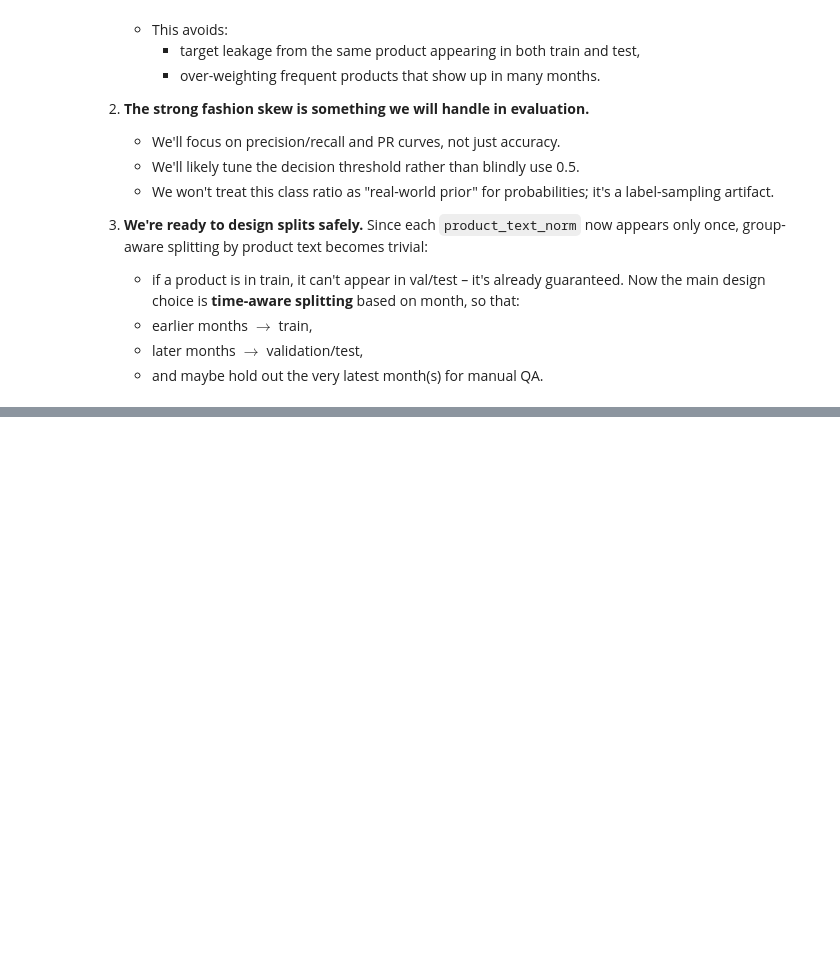
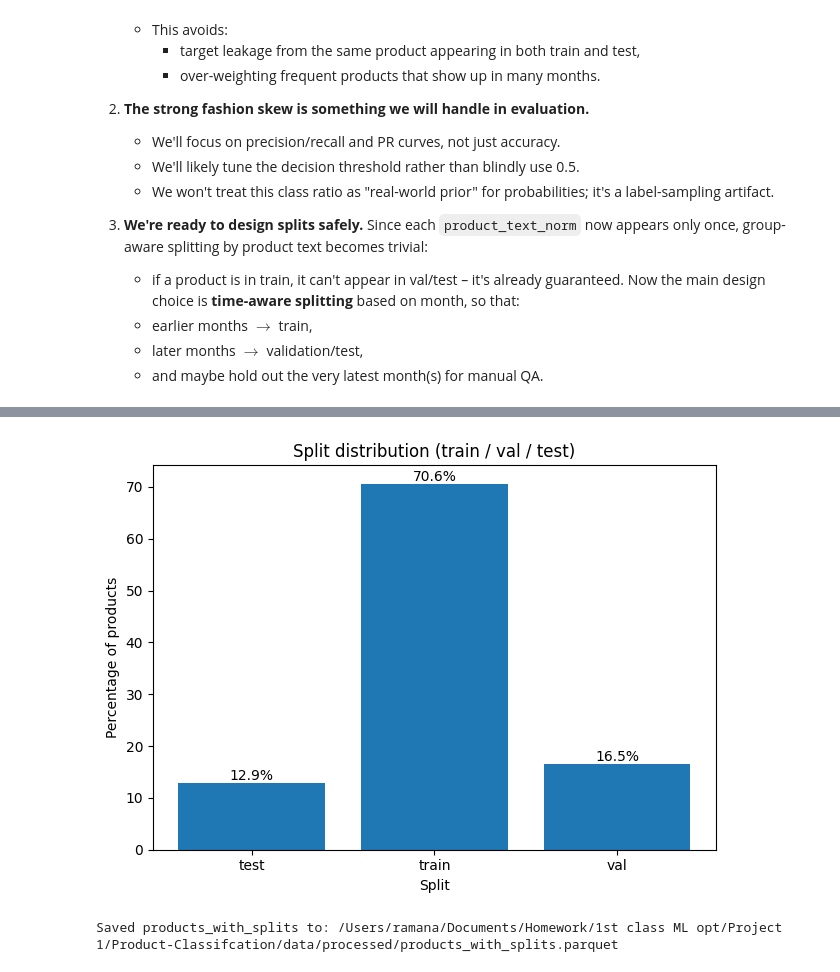
Before and after one commit to rlvramana/Product-Classifcation, a Jupyter notebook: notebooks/03_build_dataset_and_splits.ipynb, the cells around one changed output, grey strips where cells are left out. Drawn from its saved outputs; the diff is of its cells as text; code cells hidden in the pictures; blank space fills up the shorter version.

Commit message:
split the data

```diff
--- a/notebooks/03_build_dataset_and_splits.ipynb
+++ b/notebooks/03_build_dataset_and_splits.ipynb
@@ -174,0 +229,71 @@ label=1: 16602 products (83.99%)
+# %%
+# Define time-aware splits, inspect counts, plot percentages, and save to processed
+
+from config import PROCESSED_DATA_DIR
+import matplotlib.pyplot as plt
+
+# Time-aware split mapping (months -> split)
+split_map = {
+    "export_shopper=MAY-24": "train",
+    "export_shopper=JUN-24": "train",
+    "export_shopper=JUL-24": "train",
+    "export_shopper=AUG-24": "train",
+    "export_shopper=SEP-24": "val",
+    "export_shopper=OCT-24": "val",
+    "export_shopper=NOV-24": "test",
+    "export_shopper=DEC-24": "test",
+    "export_shopper=JAN-25": "test",
+    "export_shopper=FEB-25": "test",
+}
+
+# Assign split
+products_global["split"] = products_global["month"].map(split_map)
+
+# Sanity check
+missing_splits = products_global["split"].isna().sum()
+print("Rows with missing split:", missing_splits)
+
+print("\nProducts per split:")
+split_counts = products_global["split"].value_counts().sort_index()
+print(split_counts)
+
+split_pct = products_global["split"].value_counts(normalize=True).sort_index() * 100
+
+print("\nProducts per split (percent):")
+for s in split_counts.index:
+    print(f"{s}: {split_counts[s]} products ({split_pct[s]:.2f}%)")
+
+print("\nProducts per split and label:")
+print(
+    products_global.groupby(["split", "label"])["product_text_norm"]
+    .count()
+    .unstack(fill_value=0)
+)
+
+# Bar chart: split percentages
+splits = split_pct.index.tolist()
+values = [split_pct[s] for s in splits]
+x_pos = range(len(splits))
+
+plt.figure()
+bars = plt.bar(x_pos, values)
+plt.xticks(x_pos, splits)
+plt.ylabel("Percentage of products")
+plt.xlabel("Split")
+plt.title("Split distribution (train / val / test)")
+
+# Add percentage labels on top of bars
+for x, height in zip(x_pos, values):
+    plt.text(x, height, f"{height:.1f}%", ha="center", va="bottom")
+
+plt.grid(False)
+plt.tight_layout()
+plt.show()
+
+# Save final dataset with splits
+PROCESSED_DATA_DIR.mkdir(parents=True, exist_ok=True)
+products_with_splits_path = PROCESSED_DATA_DIR / "products_with_splits.parquet"
+products_global.to_parquet(products_with_splits_path, index=False)
+
+print("\nSaved products_with_splits to:", products_with_splits_path)
+# %% [output]
@@ -174,0 +320,2 @@ label=1: 16602 products (83.99%)
+[figure, added]
+Saved products_with_splits to: /Users/ramana/Documents/Homework/1st class ML opt/Project 1/Product-Classifcation/data/processed/products_with_splits.parquet
```
Also changed, not shown: parts of 3 cells of this notebook.
